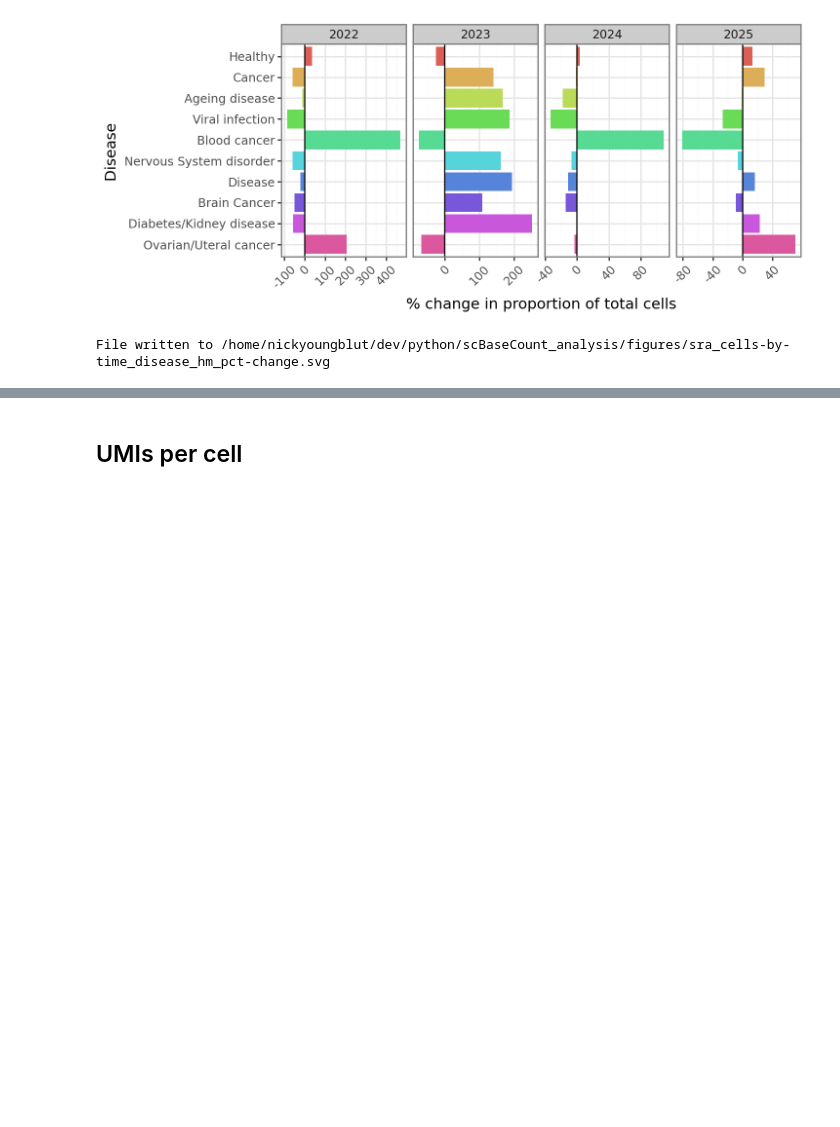
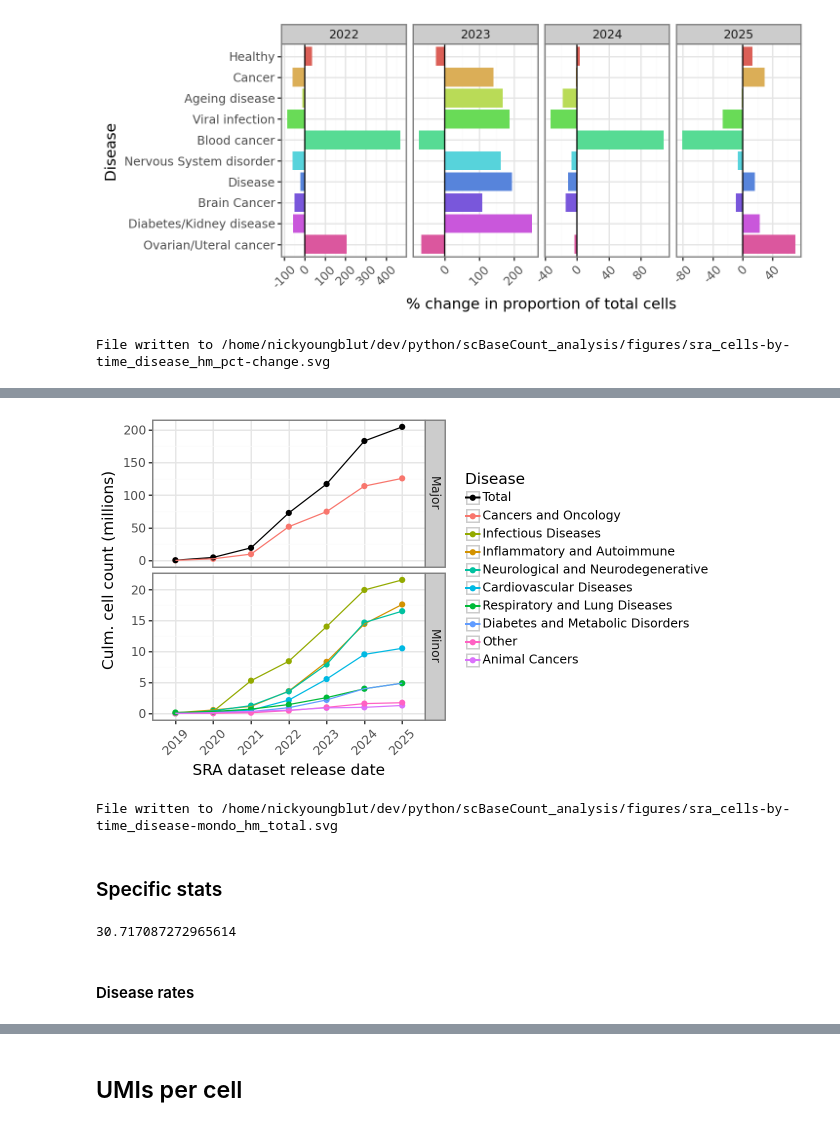
Before and after one commit to ArcInstitute/scBaseCount_analysis, a Jupyter notebook: notebooks/sra_cells-by-time.ipynb, the cells around one changed output, grey strips where cells are left out. Saved outputs shown, nothing was run; the diff lists cells and outputs as text; code cells hidden in the pictures; blank space fills up the shorter version.

```diff
--- a/notebooks/sra_cells-by-time.ipynb
+++ b/notebooks/sra_cells-by-time.ipynb
@@ -1710,0 +1924,71 @@ File written to /home/nickyoungblut/dev/python/scBaseCount_analysis/figures/sra_
+# %%
+# color dict
+disease_colors = {
+    "Total": "#000000",                               # Black (for future use)
+    "Cancers and Oncology": "#F8766D",              # Red/salmon
+    "Inflammatory and Autoimmune": "#D39200",        # Gold/dark yellow
+    "Infectious Diseases": "#93AA00",                # Yellow-green/olive
+    "Respiratory and Lung Diseases": "#00BA38",      # Green
+    "Neurological and Neurodegenerative": "#00C19F", # Teal/cyan
+    "Cardiovascular Diseases": "#00B9E3",            # Light blue
+    "Diabetes and Metabolic Disorders": "#619CFF",   # Blue/purple
+    "Animal Cancers": "#DB72FB",                     # Purple
+    "Other": "#FF61C3",                              # Pink/magenta
+    "Total": "#000000"                               # Black (for future use)
+}
+# %%
+# a grouping columns: "Major" vs "Minor"
+df_j["group"] = df_j["disease_group"].apply(lambda x: "Major" if x in ["Cancers and Oncology", "Total"] else "Minor")
+
+# move "Total" to the of start the category for Disease
+disease_order = df_cells_disease_sum_top10["disease_group"].unique().tolist()
+disease_order.insert(0, "Total")
+df_j["disease_group"] = pd.Categorical(df_j["disease_group"], categories=disease_order, ordered=True)
+
+# plot the number of cells over time
+p = (
+    pn.ggplot(
+        df_j,
+        pn.aes(x="release_date_year", y="estimated_number_of_cells", color="disease_group")
+    ) +
+    pn.geom_point() +
+    pn.geom_line(pn.aes(group="disease_group")) +
+    pn.scale_color_manual(values=disease_colors) +
+    #pn.scale_color_discrete() +
+    pn.facet_grid("group ~ .", scales="free_y") +
+    pn.labs(
+        x = "SRA dataset release date",
+        y = "Culm. cell count (millions)",
+        color = "Disease",
+    ) +
+    pn.theme_bw() +
+    pn.theme(
+        figure_size=(6.2, 3.7),
+        axis_text_x=pn.element_text(angle=45, hjust=0.95),
+        legend_key_size=11,
+    ) +
+    pn.guides(
+        color=pn.guide_legend(ncol=1)
+    )
+)
+p
+# %% [output]
+[figure, added]
+# %%
+# save as svg
+outfile = base_dir / "figures" / "sra_cells-by-time_disease-mondo_hm_total.svg"
+pn.ggsave(p, outfile)
+print(f"File written to {outfile}")
+# %% [output]
+File written to /home/nickyoungblut/dev/python/scBaseCount_analysis/figures/sra_cells-by-time_disease-mondo_hm_total.svg
+# %% [markdown]
+### Specific stats
+# %%
+# total `Cancers and Oncology`
+total_cells = df_j[(df_j["release_date_year"] == "2025")]["estimated_number_of_cells"].sum()
+cancer_cells = df_j[(df_j["disease_group"] == "Cancers and Oncology") & (df_j["release_date_year"] == "2025")]["estimated_number_of_cells"].sum()
+cancer_cells / total_cells * 100
+# %% [output]
+30.717087272965614
+# %% [markdown]
+#### Disease rates
```
Also changed, not shown: parts of 35 cells of this notebook.
